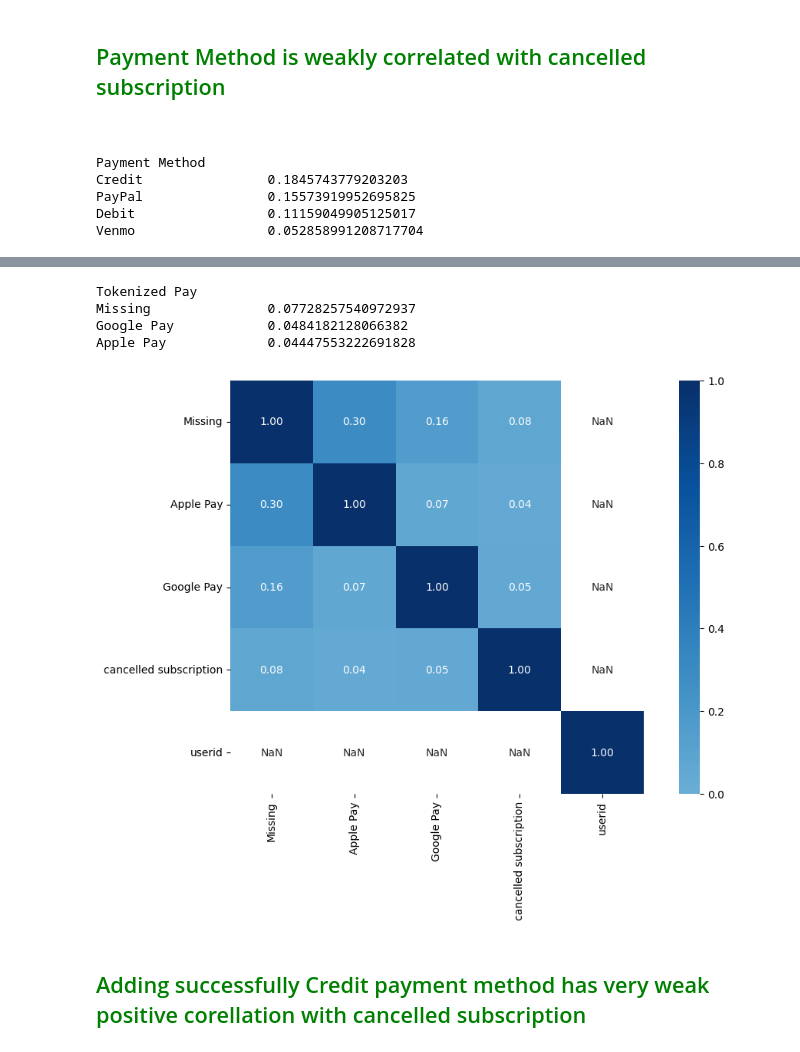
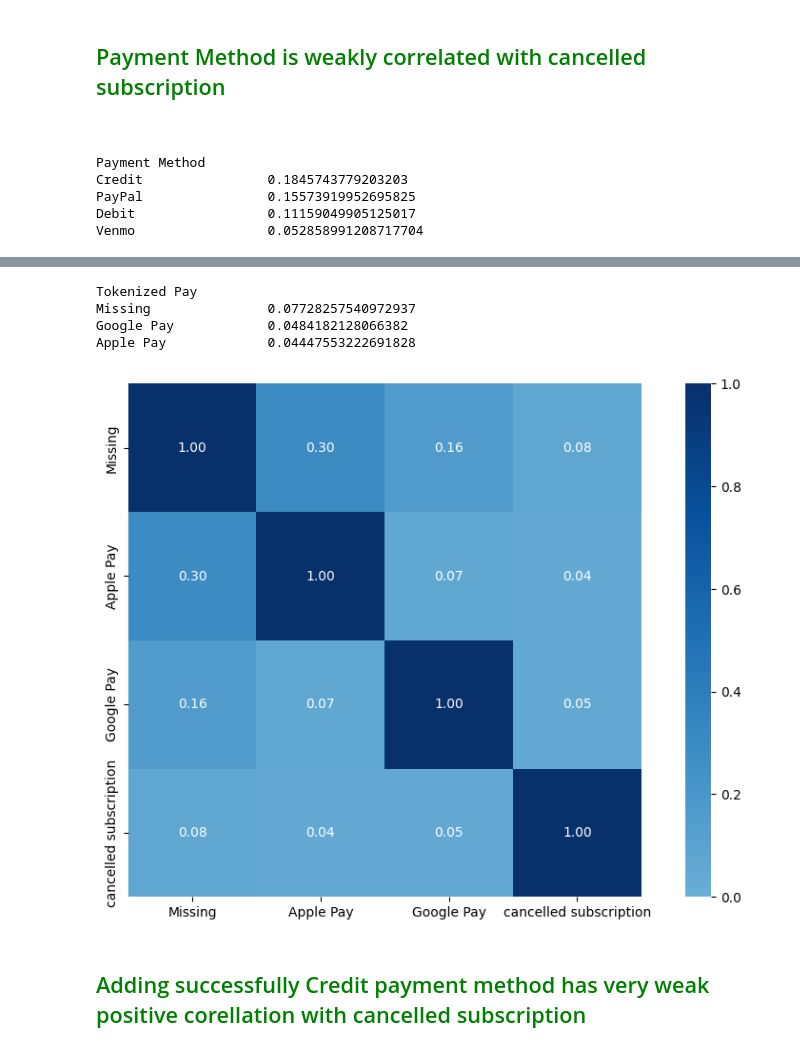
Before and after one commit to kashperova/data_insghts_test_task, a Jupyter notebook: Solution.ipynb, the cells around one changed output, grey strips where cells are left out. Saved outputs shown, nothing was run; the diff lists cells and outputs as text; code cells hidden in the pictures.

```diff
--- a/Solution.ipynb
+++ b/Solution.ipynb
@@ -639,19 +640,15 @@ cramers_v_plot = associations(add_payment_method_success[event_attrs + ["cancell
 # iterate through unique values of all event's parameters
 for col in add_payment_method_success.columns.values[2:]:
     d = add_payment_method_success.groupby("userid")[["cancelled subscription"] + [col]]
-    ids = []
     cancel_statuses = []
     new_features = []
     count_new_features = len(add_payment_method_success[col].unique())
     for i,j in d:
         new_features.append(dict(j[col].value_counts()))
         cancel_statuses.append(j["cancelled subscription"].unique()[0])
-        ids.append(i)
-
     # create temporary dataframe each column of which represent how many times user used certain value of event parameter
     temp = pd.DataFrame(new_features).fillna(0)
     temp["cancelled subscription"] = cancel_statuses
-    temp["userid"] = ids
     attr_values = temp.columns.values[:(count_new_features+1)]
 
     cramer_v_val_dict = {}
@@ -680,8 +677,8 @@ Venmo                 0.052858991208717704
 Tokenized Pay
 Missing               0.07728257540972937
 Google Pay            0.0484182128066382
 Apple Pay             0.04447553222691828
-[figure, old version]
+[figure, new version]
 # %% [markdown]
 <h2 style="color:green"> Adding successfully Credit payment method has very weak positive corellation with cancelled subscription </h2>
 # %% [markdown]
```
Also changed, not shown: parts of 24 cells of this notebook.
